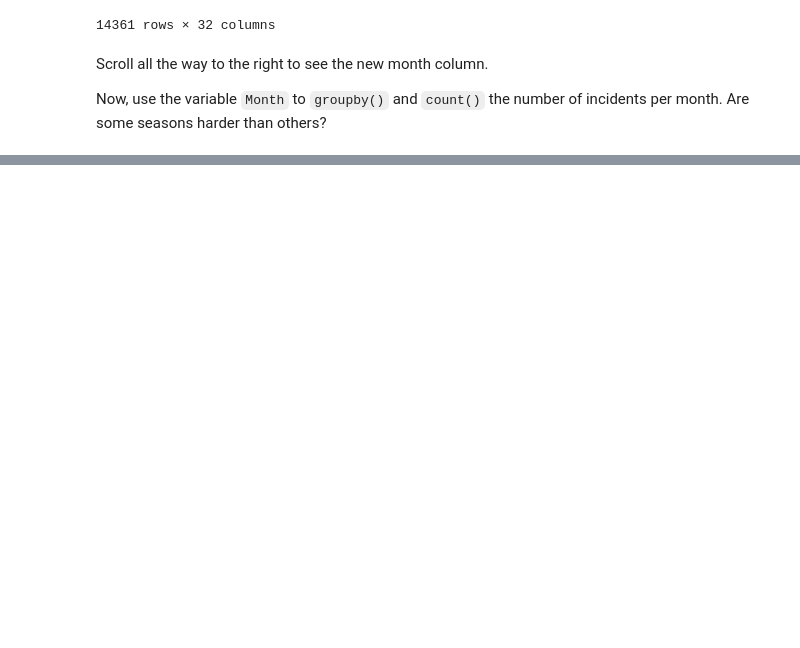
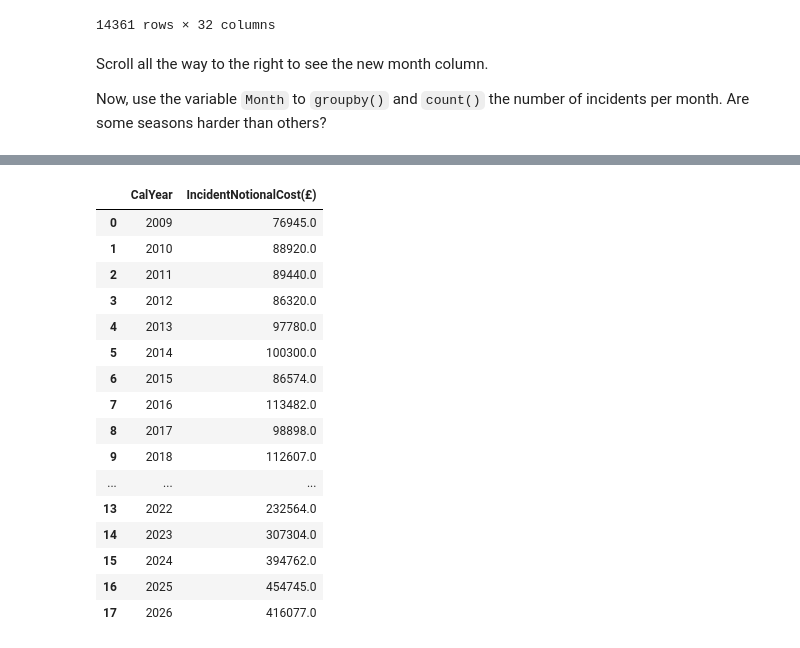
Before and after one commit to ka2931/2026-Image-and-Sound, a Jupyter notebook: lessons/02-homework/Homework_2.ipynb, the cells around one changed output, grey strips where cells are left out. Cells and saved outputs as stored; diff of their text form; code cells hidden in the pictures; blank space fills up the shorter version.

```diff
--- a/lessons/02-homework/Homework_2.ipynb
+++ b/lessons/02-homework/Homework_2.ipynb
@@ -1600,0 +1634,25 @@ Now, use the variable `Month` to `groupby()` and `count()` the number of inciden
+# %%
+# keep only the cat rescues; .str.lower() makes "Cat" and "cat" both become "cat"
+cats = lfb[lfb["AnimalGroupParent"].str.lower() == "cat"]
+
+# total notional cost of cat rescues in each year
+cat_costs = cats.groupby("CalYear", as_index=False)["IncidentNotionalCost(£)"].sum()
+cat_costs
+# %% [output]
+|  | CalYear | IncidentNotionalCost(£) |
+| 0 | 2009 | 76945.0 |
+| 1 | 2010 | 88920.0 |
+| 2 | 2011 | 89440.0 |
+| 3 | 2012 | 86320.0 |
+| 4 | 2013 | 97780.0 |
+| 5 | 2014 | 100300.0 |
+| 6 | 2015 | 86574.0 |
+| 7 | 2016 | 113482.0 |
+| 8 | 2017 | 98898.0 |
+| 9 | 2018 | 112607.0 |
+| ... | ... | ... |
+| 13 | 2022 | 232564.0 |
+| 14 | 2023 | 307304.0 |
+| 15 | 2024 | 394762.0 |
+| 16 | 2025 | 454745.0 |
+| 17 | 2026 | 416077.0 |
```
Also changed, not shown: parts of 15 cells of this notebook.
